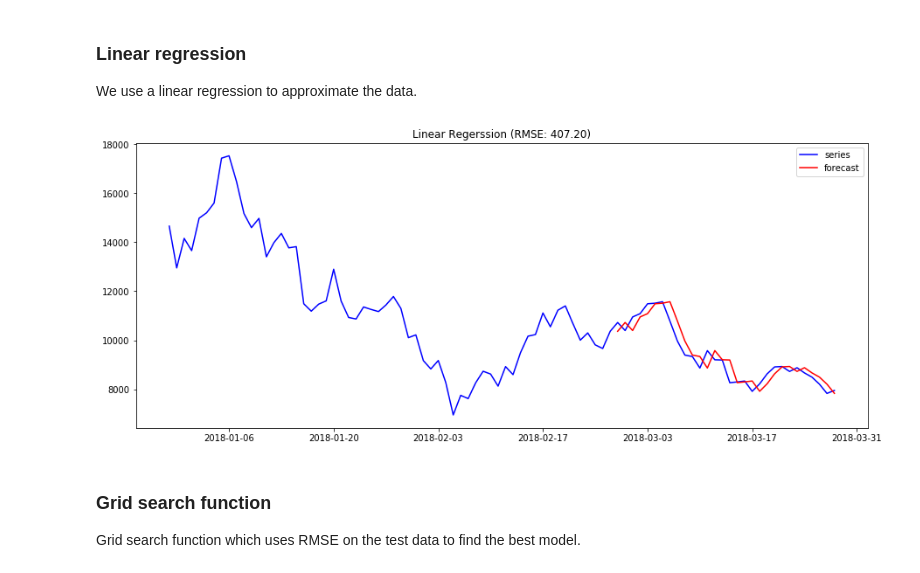
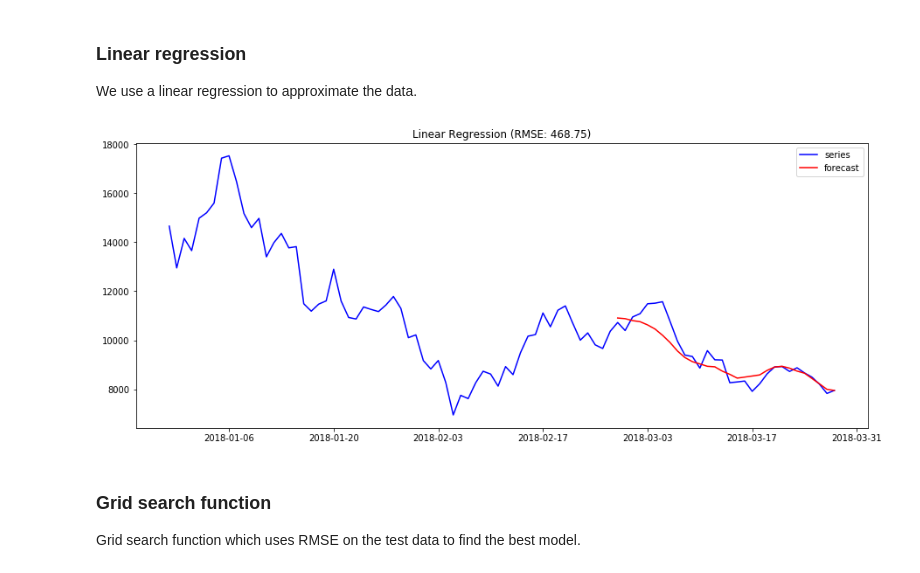
Before and after one commit to dahuebi/cas-pml-prj, a Jupyter notebook: nb/05_ml-forecast.ipynb, the cells around one changed output. Saved outputs shown, nothing was run; the diff lists cells and outputs as text; code cells hidden in the pictures.

Commit message:
ml: fix lineare regression

```diff
--- a/nb/05_ml-forecast.ipynb
+++ b/nb/05_ml-forecast.ipynb
@@ -148,16 +149,29 @@ def plotFc(yHat, title):
 ### Linear regression
 
 We use a linear regression to approximate the data.
-# %%
-from sklearn.linear_model import LinearRegression
-
-linreg = LinearRegression().fit(XtrainScaled, YtrainScaled)
-# predict yHat
-yHatLinReg = linreg.predict(XtestScaled)
-
-plotFc(yHatLinReg, "Linear Regerssion")
-# %% [output]
-[figure, removed]
+# %%
+from sklearn.linear_model import LinearRegression
+
+# here we need a different X data than for the other algorithms
+X = np.array(range(len(sCoin.index))).reshape(-1, 1)
+Y = sCoin.values.reshape(-1, 1)
+Yscaled = scaler.transform(Y)
+
+yHat = []
+for n in range(n_test):
+    idx = len(X) - n_test + n -1
+    # build regression up to today
+    inst = LinearRegression()
+    inst.fit(X[idx:], Yscaled[idx:])
+    # predict tomorrow
+    X0 = np.array([X[idx+1]])
+    yHat.append(inst.predict(X0).reshape(-1, 1))
+
+yHat = np.concatenate(yHat)
+yHatLinReg = yHat
+plotFc(yHatLinReg, "Linear Regression")
+# %% [output]
+[figure, added]
 # %% [markdown]
 ### Grid search function
 
```
Also changed, not shown: parts of 4 cells of this notebook.
